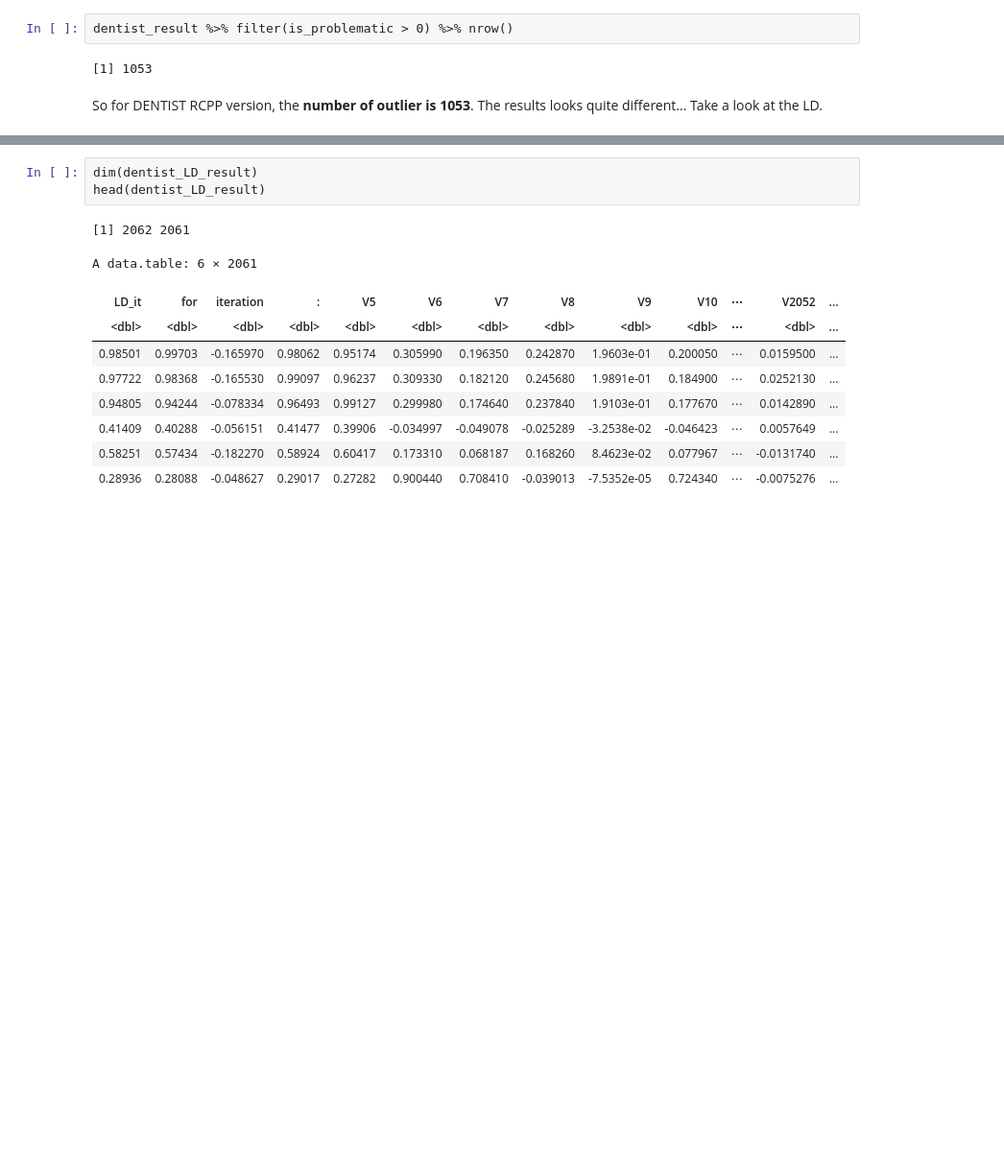
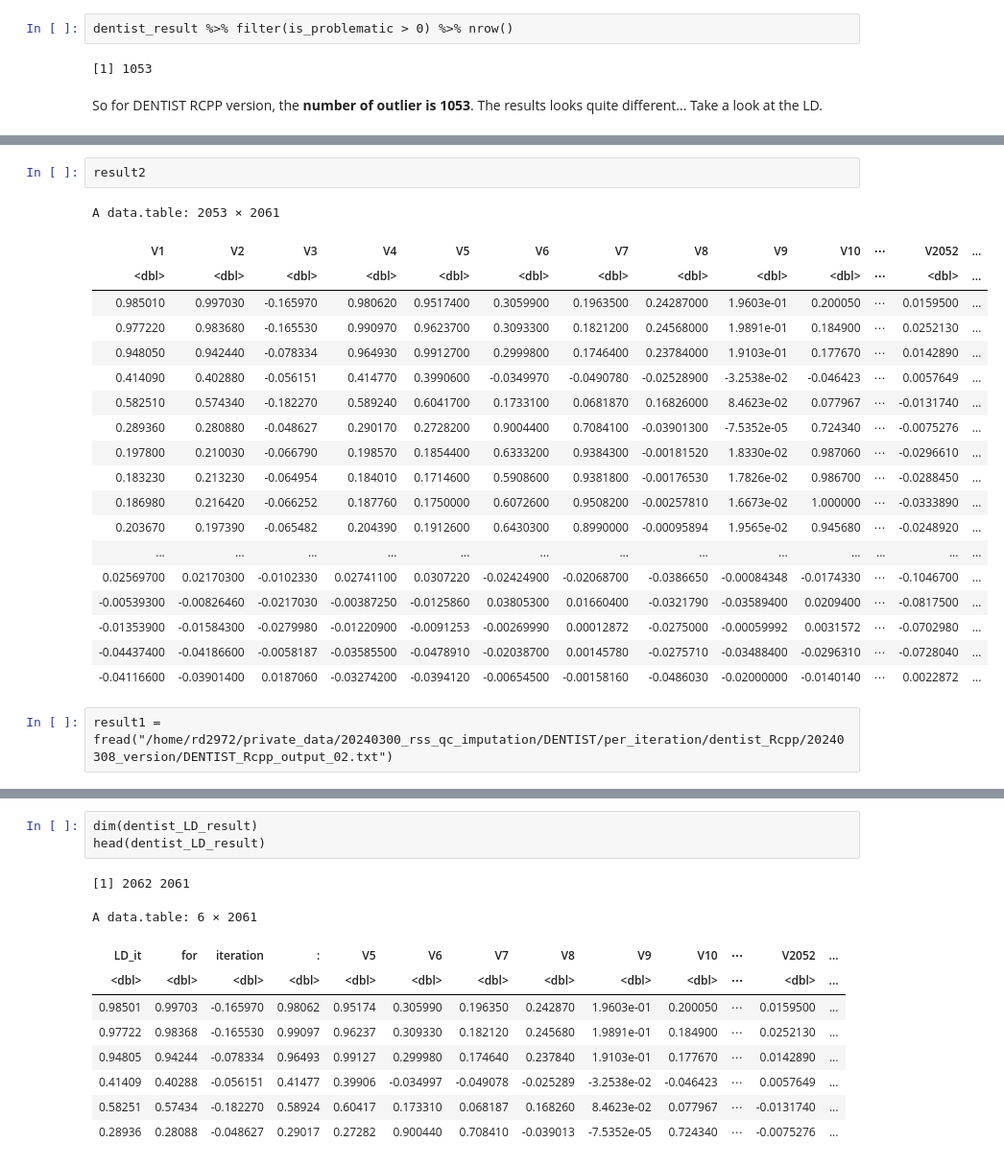
Before and after one commit to cumc/pecotmr, a Jupyter notebook: inst/prototype/Dentist_R_cpp_comparison.ipynb, the cells around one changed output, grey strips where cells are left out. Shown at 96% size. Drawn from its saved outputs; the diff is of its cells as text; blank space fills up the shorter version.

```diff
--- a/inst/prototype/Dentist_R_cpp_comparison.ipynb
+++ b/inst/prototype/Dentist_R_cpp_comparison.ipynb
@@ -143,0 +247,24 @@ Warning message in fread("/home/rd2972/private_data/20240300_rss_qc_imputation/D
+# %%
+result2
+# %% [output]
+A data.table: 2053 × 2061
+| V1 | V2 | V3 | V4 | V5 | V6 | V7 | V8 | V9 | V10 | ⋯ | V2052 | ... |
+| <dbl> | <dbl> | <dbl> | <dbl> | <dbl> | <dbl> | <dbl> | <dbl> | <dbl> | <dbl> | ⋯ | <dbl> | ... |
+| 0.985010 | 0.997030 | -0.165970 | 0.980620 | 0.9517400 | 0.3059900 | 0.1963500 | 0.24287000 | 1.9603e-01 | 0.200050 | ⋯ | 0.0159500 | ... |
+| 0.977220 | 0.983680 | -0.165530 | 0.990970 | 0.9623700 | 0.3093300 | 0.1821200 | 0.24568000 | 1.9891e-01 | 0.184900 | ⋯ | 0.0252130 | ... |
+| 0.948050 | 0.942440 | -0.078334 | 0.964930 | 0.9912700 | 0.2999800 | 0.1746400 | 0.23784000 | 1.9103e-01 | 0.177670 | ⋯ | 0.0142890 | ... |
+| 0.414090 | 0.402880 | -0.056151 | 0.414770 | 0.3990600 | -0.0349970 | -0.0490780 | -0.02528900 | -3.2538e-02 | -0.046423 | ⋯ | 0.0057649 | ... |
+| 0.582510 | 0.574340 | -0.182270 | 0.589240 | 0.6041700 | 0.1733100 | 0.0681870 | 0.16826000 | 8.4623e-02 | 0.077967 | ⋯ | -0.0131740 | ... |
+| 0.289360 | 0.280880 | -0.048627 | 0.290170 | 0.2728200 | 0.9004400 | 0.7084100 | -0.03901300 | -7.5352e-05 | 0.724340 | ⋯ | -0.0075276 | ... |
+| 0.197800 | 0.210030 | -0.066790 | 0.198570 | 0.1854400 | 0.6333200 | 0.9384300 | -0.00181520 | 1.8330e-02 | 0.987060 | ⋯ | -0.0296610 | ... |
+| 0.183230 | 0.213230 | -0.064954 | 0.184010 | 0.1714600 | 0.5908600 | 0.9381800 | -0.00176530 | 1.7826e-02 | 0.986700 | ⋯ | -0.0288450 | ... |
+| 0.186980 | 0.216420 | -0.066252 | 0.187760 | 0.1750000 | 0.6072600 | 0.9508200 | -0.00257810 | 1.6673e-02 | 1.000000 | ⋯ | -0.0333890 | ... |
+| 0.203670 | 0.197390 | -0.065482 | 0.204390 | 0.1912600 | 0.6430300 | 0.8990000 | -0.00095894 | 1.9565e-02 | 0.945680 | ⋯ | -0.0248920 | ... |
+| ... | ... | ... | ... | ... | ... | ... | ... | ... | ... | ... | ... | ... |
+| 0.02569700 | 0.02170300 | -0.0102330 | 0.02741100 | 0.0307220 | -0.02424900 | -0.02068700 | -0.0386650 | -0.00084348 | -0.0174330 | ⋯ | -0.1046700 | ... |
+| -0.00539300 | -0.00826460 | -0.0217030 | -0.00387250 | -0.0125860 | 0.03805300 | 0.01660400 | -0.0321790 | -0.03589400 | 0.0209400 | ⋯ | -0.0817500 | ... |
+| -0.01353900 | -0.01584300 | -0.0279980 | -0.01220900 | -0.0091253 | -0.00269990 | 0.00012872 | -0.0275000 | -0.00059992 | 0.0031572 | ⋯ | -0.0702980 | ... |
+| -0.04437400 | -0.04186600 | -0.0058187 | -0.03585500 | -0.0478910 | -0.02038700 | 0.00145780 | -0.0275710 | -0.03488400 | -0.0296310 | ⋯ | -0.0728040 | ... |
+| -0.04116600 | -0.03901400 | 0.0187060 | -0.03274200 | -0.0394120 | -0.00654500 | -0.00158160 | -0.0486030 | -0.02000000 | -0.0140140 | ⋯ | 0.0022872 | ... |
+# %%
+result1 = fread("/home/rd2972/private_data/20240300_rss_qc_imputation/DENTIST/per_iteration/dentist_Rcpp/20240308_version/DENTIST_Rcpp_output_02.txt")
```
Also changed, not shown: parts of 17 cells of this notebook, 1 other file.
